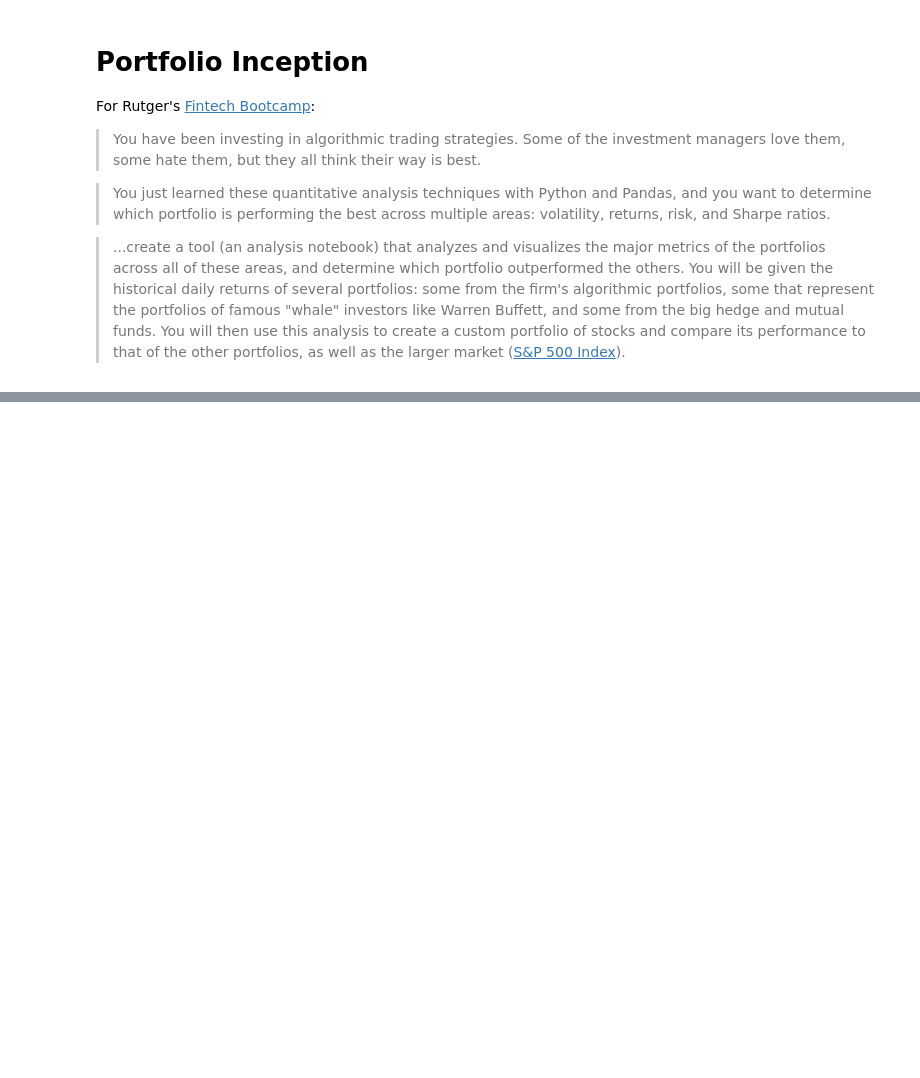
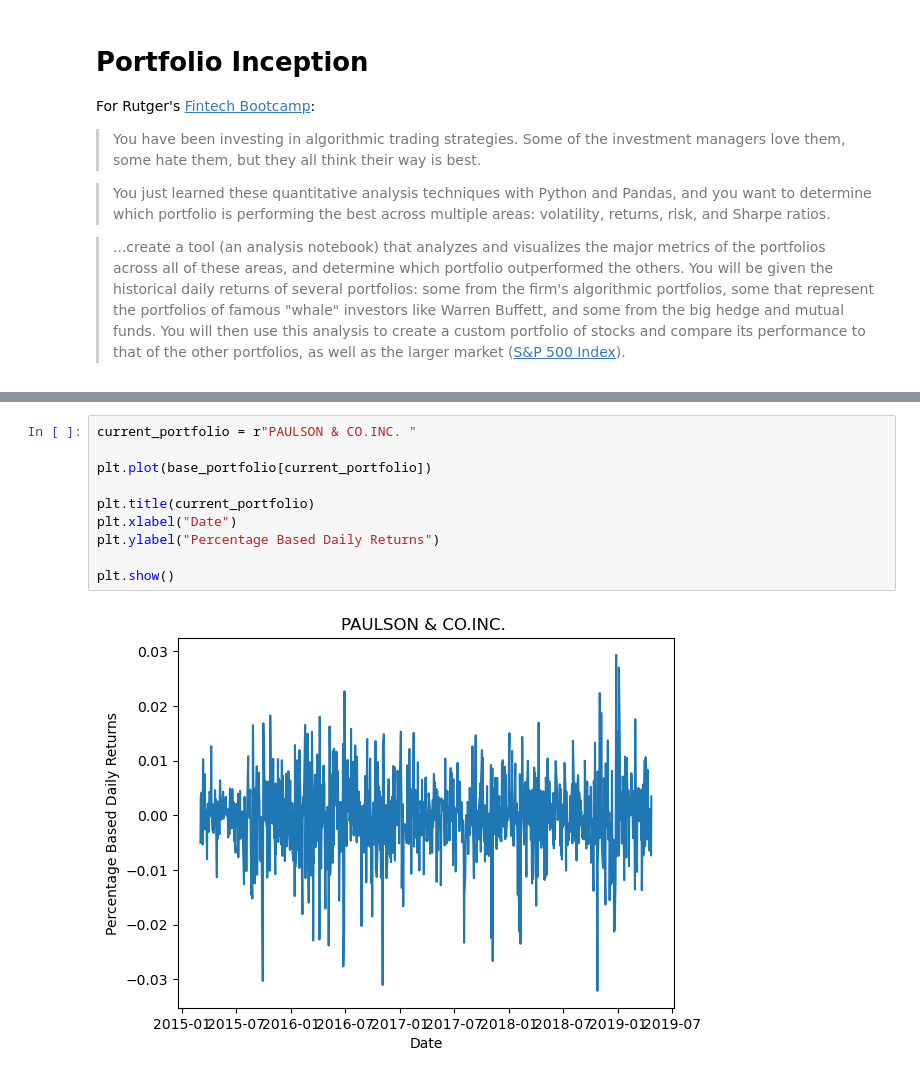
Before and after one commit to ppatel0910/Module_4, a Jupyter notebook: portfolio-inception.ipynb, the cells around one changed output, grey strips where cells are left out. Drawn from its saved outputs; the diff is of its cells as text; blank space fills up the shorter version.

```diff
--- a/portfolio-inception.ipynb
+++ b/portfolio-inception.ipynb
@@ -100,0 +214,12 @@ csv_data.duplicated()
+# %%
+current_portfolio = r"PAULSON & CO.INC. "
+
+plt.plot(base_portfolio[current_portfolio])
+
+plt.title(current_portfolio)
+plt.xlabel("Date")
+plt.ylabel("Percentage Based Daily Returns")
+
+plt.show()
+# %% [output]
+[figure, added]
```
Also changed, not shown: parts of 26 cells of this notebook.
